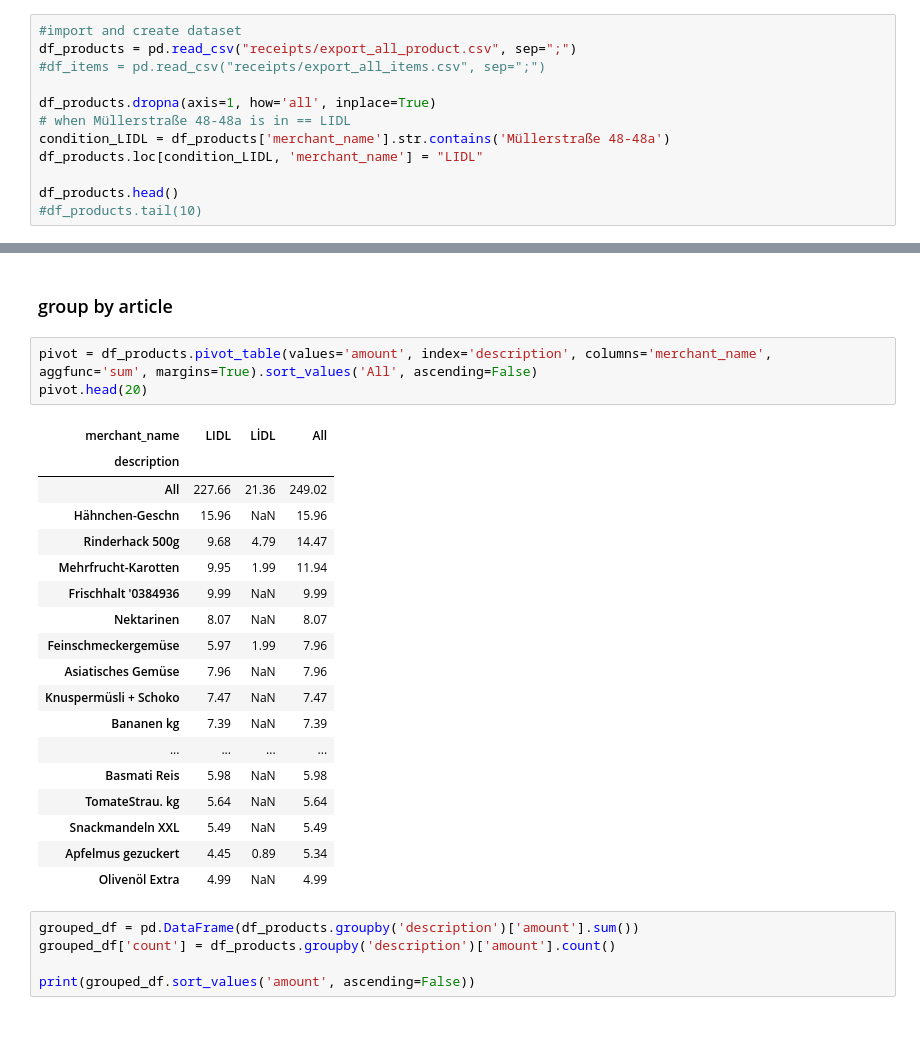
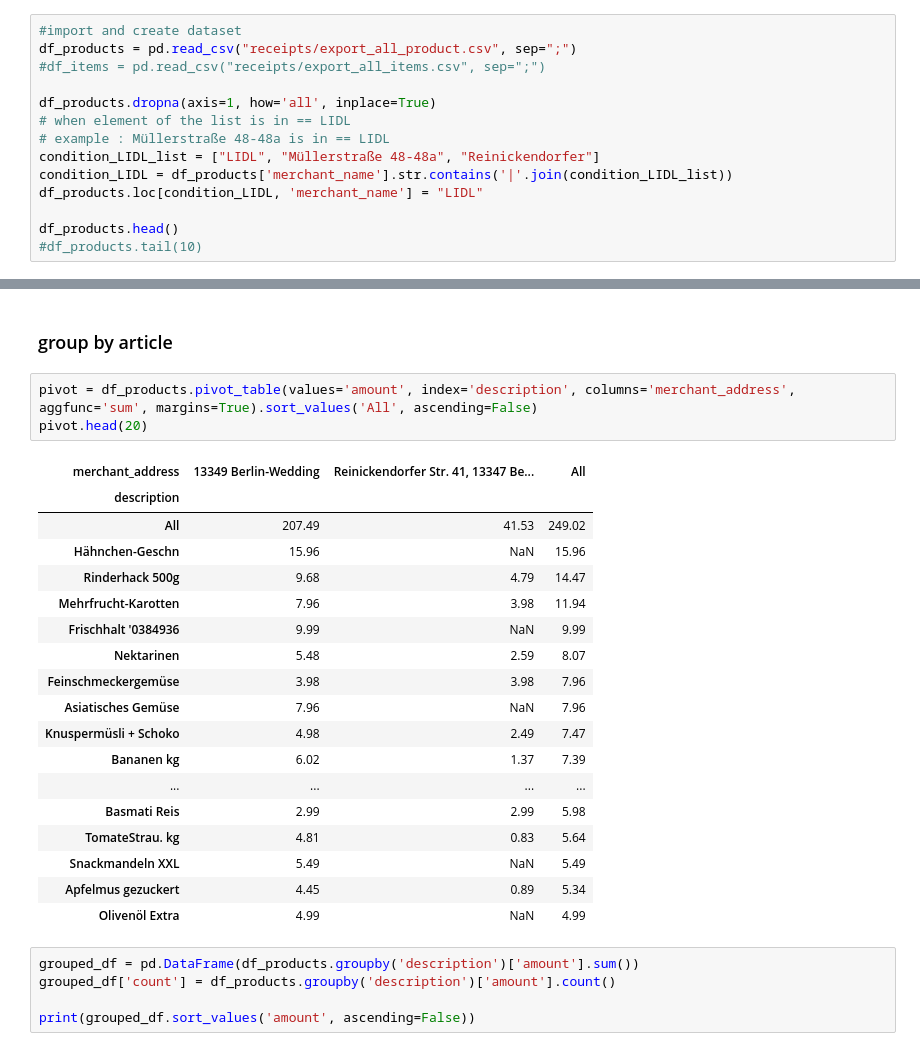
Before and after one commit to baptdev/receipt-ocr, a Jupyter notebook: python-receipt-ocr/notebook-receipt-OCR.ipynb, the cells around one changed output, grey strips where cells are left out. Saved outputs shown, nothing was run; the diff lists cells and outputs as text.

```diff
--- a/python-receipt-ocr/notebook-receipt-OCR.ipynb
+++ b/python-receipt-ocr/notebook-receipt-OCR.ipynb
@@ -311,8 +318,10 @@ df_products = pd.read_csv("receipts/export_all_product.csv", sep=";")
 #df_items = pd.read_csv("receipts/export_all_items.csv", sep=";")
 
 df_products.dropna(axis=1, how='all', inplace=True)
-# when Müllerstraße 48-48a is in == LIDL
-condition_LIDL = df_products['merchant_name'].str.contains('Müllerstraße 48-48a')
+# when element of the list is in == LIDL
+# example : Müllerstraße 48-48a is in == LIDL
+condition_LIDL_list = ["LIDL", "Müllerstraße 48-48a", "Reinickendorfer"]
+condition_LIDL = df_products['merchant_name'].str.contains('|'.join(condition_LIDL_list))
 df_products.loc[condition_LIDL, 'merchant_name'] = "LIDL"
 
 df_products.head()
@@ -327,24 +378,24 @@ df_products.head()
 # %% [markdown]
 ### group by article
 # %%
-pivot = df_products.pivot_table(values='amount', index='description', columns='merchant_name', aggfunc='sum', margins=True).sort_values('All', ascending=False)
+pivot = df_products.pivot_table(values='amount', index='description', columns='merchant_address', aggfunc='sum', margins=True).sort_values('All', ascending=False)
 pivot.head(20)
 # %% [output]
-| merchant_name | LIDL | LİDL | All |
+| merchant_address | 13349 Berlin-Wedding | Reinickendorfer Str. 41, 13347 Be... | All |
 | description |  |  |  |
-| All | 227.66 | 21.36 | 249.02 |
+| All | 207.49 | 41.53 | 249.02 |
 | Hähnchen-Geschn | 15.96 | NaN | 15.96 |
 | Rinderhack 500g | 9.68 | 4.79 | 14.47 |
-| Mehrfrucht-Karotten | 9.95 | 1.99 | 11.94 |
+| Mehrfrucht-Karotten | 7.96 | 3.98 | 11.94 |
 | Frischhalt '0384936 | 9.99 | NaN | 9.99 |
-| Nektarinen | 8.07 | NaN | 8.07 |
-| Feinschmeckergemüse | 5.97 | 1.99 | 7.96 |
+| Nektarinen | 5.48 | 2.59 | 8.07 |
+| Feinschmeckergemüse | 3.98 | 3.98 | 7.96 |
 | Asiatisches Gemüse | 7.96 | NaN | 7.96 |
-| Knuspermüsli + Schoko | 7.47 | NaN | 7.47 |
-| Bananen kg | 7.39 | NaN | 7.39 |
+| Knuspermüsli + Schoko | 4.98 | 2.49 | 7.47 |
+| Bananen kg | 6.02 | 1.37 | 7.39 |
 | ... | ... | ... | ... |
-| Basmati Reis | 5.98 | NaN | 5.98 |
-| TomateStrau. kg | 5.64 | NaN | 5.64 |
+| Basmati Reis | 2.99 | 2.99 | 5.98 |
+| TomateStrau. kg | 4.81 | 0.83 | 5.64 |
 | Snackmandeln XXL | 5.49 | NaN | 5.49 |
 | Apfelmus gezuckert | 4.45 | 0.89 | 5.34 |
 | Olivenöl Extra | 4.99 | NaN | 4.99 |
```
Also changed, not shown: parts of 8 cells of this notebook, 29 other files.
